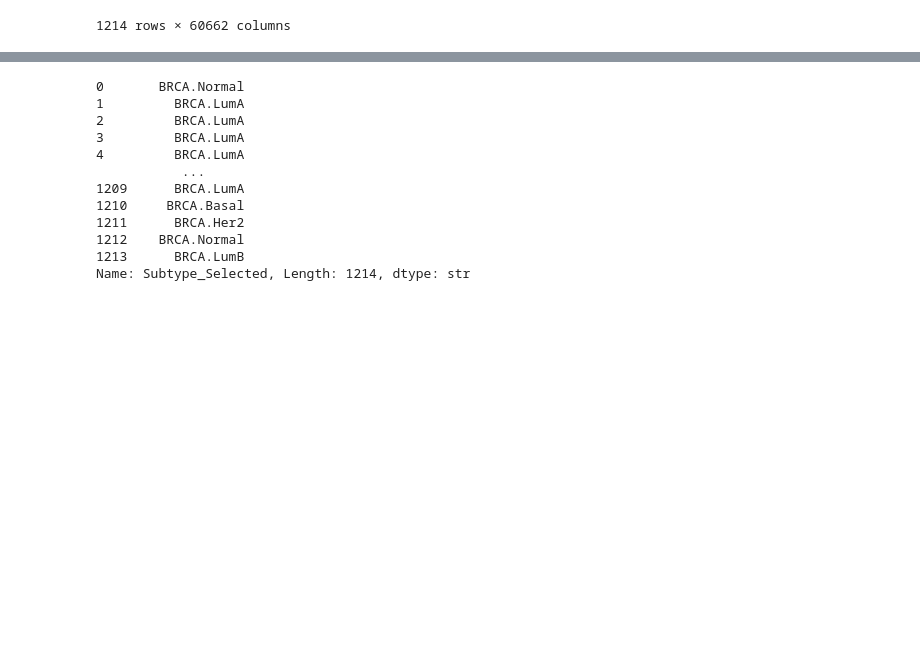
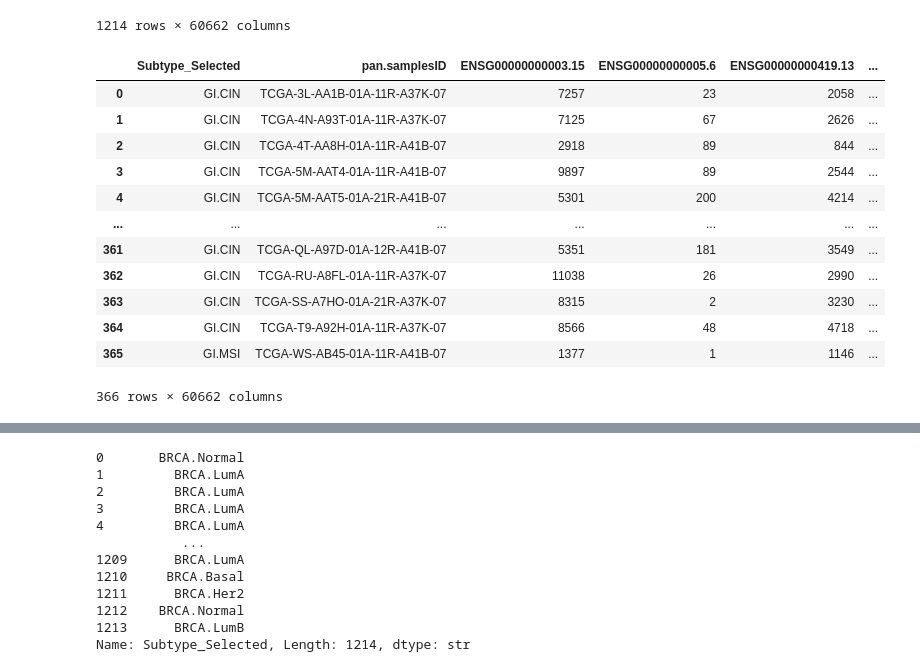
Before and after one commit to ArturPrimo/cancer_subtype_classification, a Jupyter notebook: visualize_data.ipynb, the cells around one changed output, grey strips where cells are left out. Saved outputs shown, nothing was run; the diff lists cells and outputs as text; code cells hidden in the pictures; blank space fills up the shorter version.

```diff
--- a/visualize_data.ipynb
+++ b/visualize_data.ipynb
@@ -20,3 +20,19 @@ brca_csv
 | 1212 | TCGA-BH-A0H9-11A-22R-A466-07 | BRCA.Normal | 2746 | 1184 | 1047 | ... |
 | 1213 | TCGA-E9-A54Y-01A-11R-A466-07 | BRCA.LumB | 1288 | 0 | 517 | ... |
 1214 rows × 60662 columns
+# %%
+coad_csv
+# %% [output]
+|  | Subtype_Selected | pan.samplesID | ENSG00000000003.15 | ENSG00000000005.6 | ENSG00000000419.13 | ... |
+| 0 | GI.CIN | TCGA-3L-AA1B-01A-11R-A37K-07 | 7257 | 23 | 2058 | ... |
+| 1 | GI.CIN | TCGA-4N-A93T-01A-11R-A37K-07 | 7125 | 67 | 2626 | ... |
+| 2 | GI.CIN | TCGA-4T-AA8H-01A-11R-A41B-07 | 2918 | 89 | 844 | ... |
+| 3 | GI.CIN | TCGA-5M-AAT4-01A-11R-A41B-07 | 9897 | 89 | 2544 | ... |
+| 4 | GI.CIN | TCGA-5M-AAT5-01A-21R-A41B-07 | 5301 | 200 | 4214 | ... |
+| ... | ... | ... | ... | ... | ... | ... |
+| 361 | GI.CIN | TCGA-QL-A97D-01A-12R-A41B-07 | 5351 | 181 | 3549 | ... |
+| 362 | GI.CIN | TCGA-RU-A8FL-01A-11R-A37K-07 | 11038 | 26 | 2990 | ... |
+| 363 | GI.CIN | TCGA-SS-A7HO-01A-21R-A37K-07 | 8315 | 2 | 3230 | ... |
+| 364 | GI.CIN | TCGA-T9-A92H-01A-11R-A37K-07 | 8566 | 48 | 4718 | ... |
+| 365 | GI.MSI | TCGA-WS-AB45-01A-11R-A41B-07 | 1377 | 1 | 1146 | ... |
+366 rows × 60662 columns
```
Also changed, not shown: parts of 1 cell of this notebook, 4 other files.
